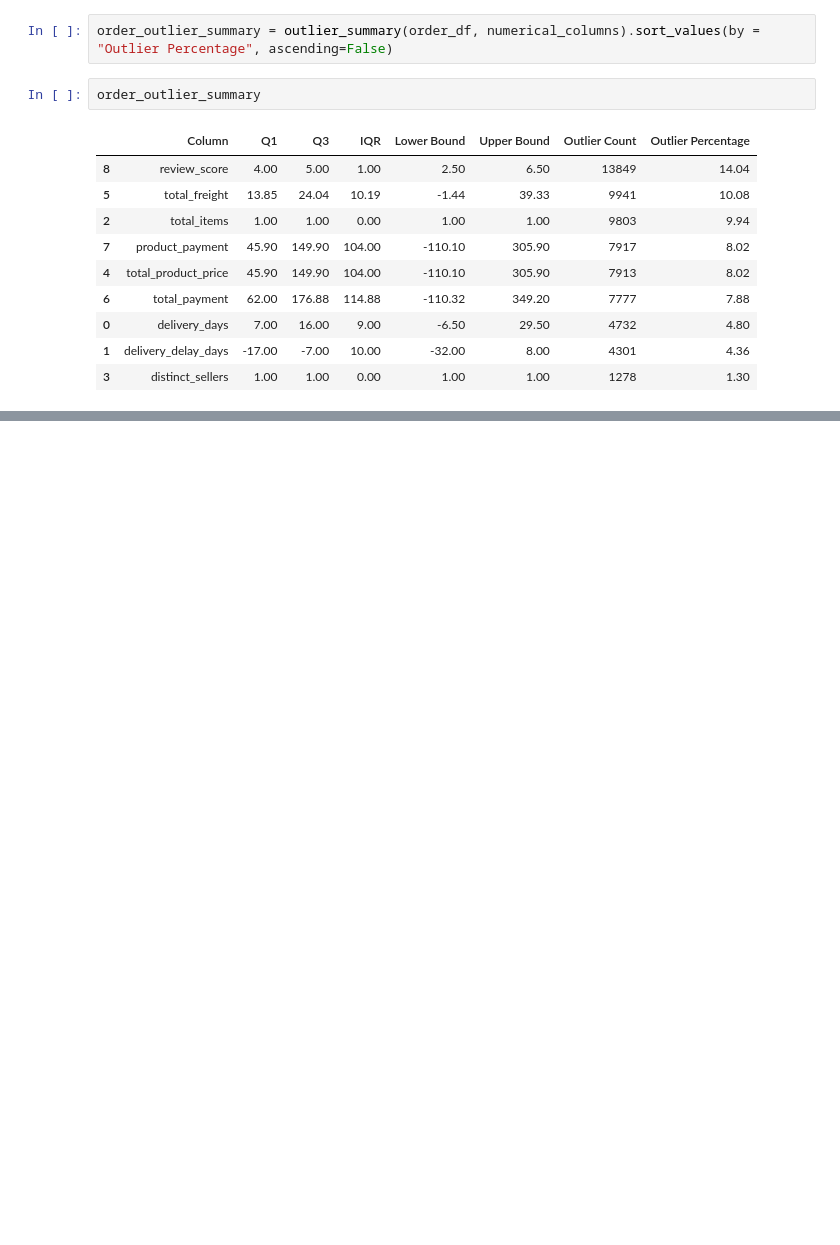
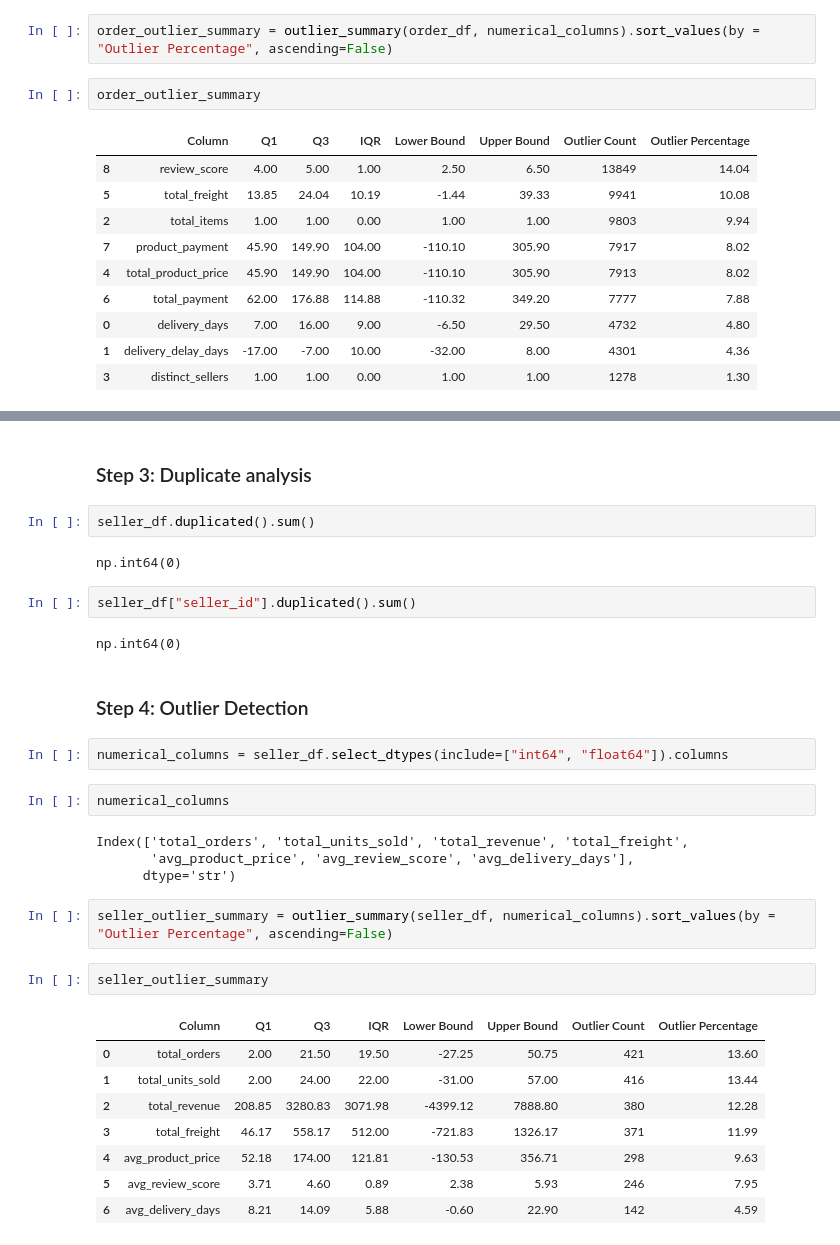
Before and after one commit to anees555/Customer-Intelligent-Platform, a Jupyter notebook: notebooks/03_data_preprocessing.ipynb, the cells around one changed output, grey strips where cells are left out. Cells and saved outputs as stored; diff of their text form; blank space fills up the shorter version.

```diff
--- a/notebooks/03_data_preprocessing.ipynb
+++ b/notebooks/03_data_preprocessing.ipynb
@@ -593,0 +746,33 @@ order_outlier_summary
+# %% [markdown]
+### Step 3: Duplicate analysis
+# %%
+seller_df.duplicated().sum()
+# %% [output]
+np.int64(0)
+# %%
+seller_df["seller_id"].duplicated().sum()
+# %% [output]
+np.int64(0)
+# %% [markdown]
+### Step 4: Outlier Detection
+# %%
+numerical_columns = seller_df.select_dtypes(include=["int64", "float64"]).columns
+# %%
+numerical_columns
+# %% [output]
+Index(['total_orders', 'total_units_sold', 'total_revenue', 'total_freight',
+       'avg_product_price', 'avg_review_score', 'avg_delivery_days'],
+      dtype='str')
+# %%
+seller_outlier_summary = outlier_summary(seller_df, numerical_columns).sort_values(by = "Outlier Percentage", ascending=False)
+# %%
+seller_outlier_summary
+# %% [output]
+|  | Column | Q1 | Q3 | IQR | Lower Bound | Upper Bound | Outlier Count | Outlier Percentage |
+| 0 | total_orders | 2.00 | 21.50 | 19.50 | -27.25 | 50.75 | 421 | 13.60 |
+| 1 | total_units_sold | 2.00 | 24.00 | 22.00 | -31.00 | 57.00 | 416 | 13.44 |
+| 2 | total_revenue | 208.85 | 3280.83 | 3071.98 | -4399.12 | 7888.80 | 380 | 12.28 |
+| 3 | total_freight | 46.17 | 558.17 | 512.00 | -721.83 | 1326.17 | 371 | 11.99 |
+| 4 | avg_product_price | 52.18 | 174.00 | 121.81 | -130.53 | 356.71 | 298 | 9.63 |
+| 5 | avg_review_score | 3.71 | 4.60 | 0.89 | 2.38 | 5.93 | 246 | 7.95 |
+| 6 | avg_delivery_days | 8.21 | 14.09 | 5.88 | -0.60 | 22.90 | 142 | 4.59 |
```
Also changed, not shown: parts of 24 cells of this notebook, 1 other file.
